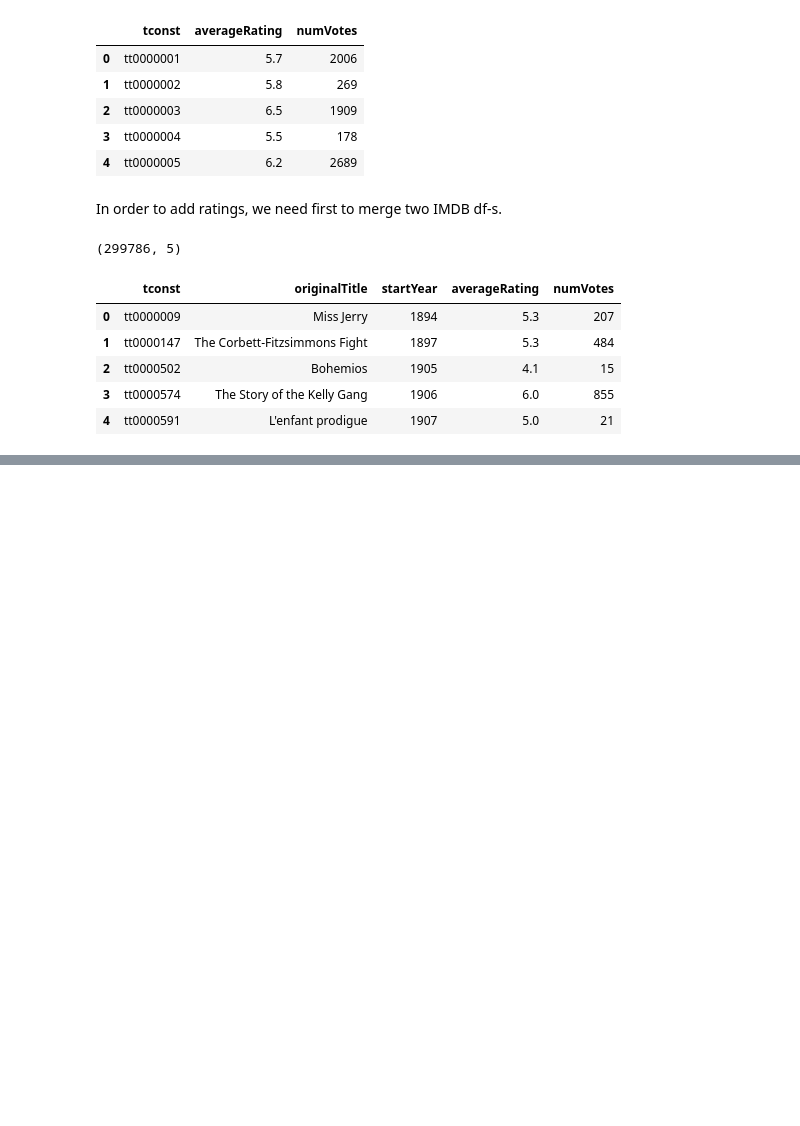
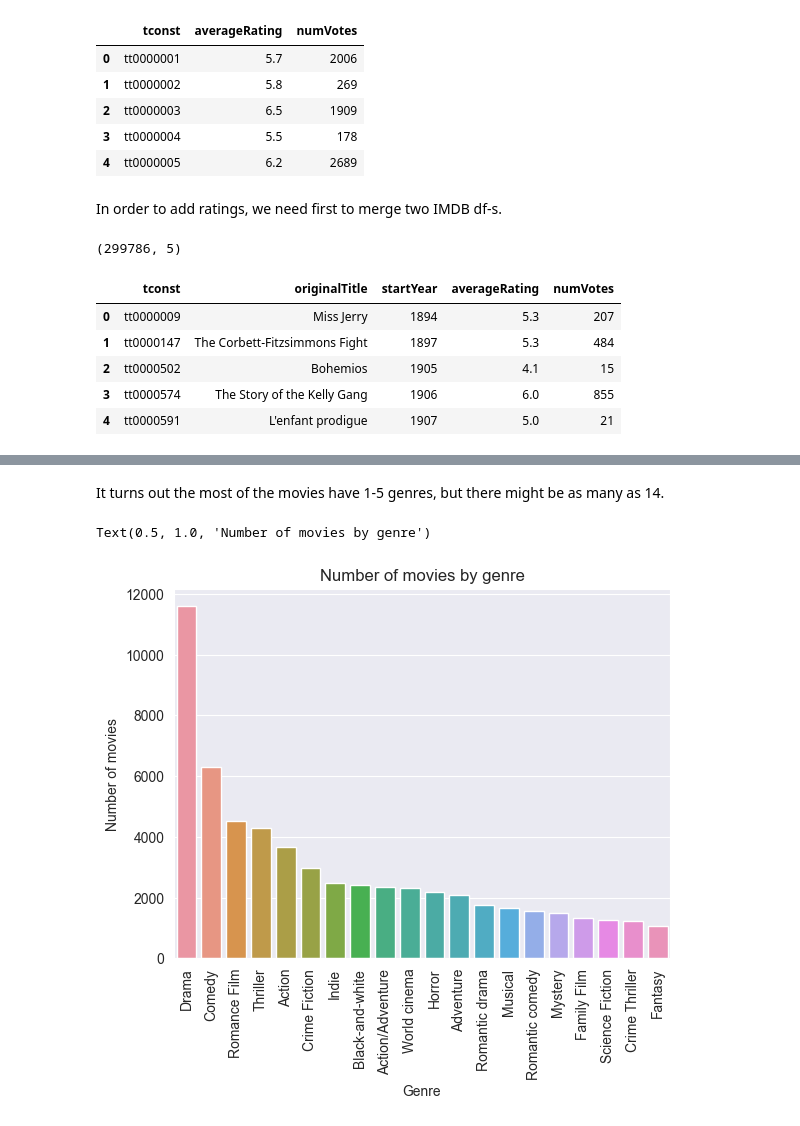
Before and after one commit to epfl-ada/ada-2023-project-adaroundtheworld2023, a Jupyter notebook: notebooks/preprocess.ipynb, the cells around one changed output, grey strips where cells are left out. Cells and saved outputs as stored; diff of their text form; code cells hidden in the pictures; blank space fills up the shorter version.

```diff
--- a/notebooks/preprocess.ipynb
+++ b/notebooks/preprocess.ipynb
@@ -307,0 +334,18 @@ Text(0.5, 1.0, 'IMDb Rating by Genre')
+# %% [markdown]
+It turns out the most of the movies have 1-5 genres, but there might be as many as 14.
+# %%
+# let's see what are the most popular genres
+count_min = 1000
+genre_count = final_df.genres.explode().value_counts()
+popular_genres = genre_count[genre_count > count_min]
+
+# plot the count of each genre
+sns.barplot(x=popular_genres.index, y=popular_genres.values)
+
+plt.xticks(rotation=90)
+plt.xlabel('Genre')
+plt.ylabel('Number of movies')
+plt.title('Number of movies by genre')
+# %% [output]
+Text(0.5, 1.0, 'Number of movies by genre')
+[figure, added]
```
Also changed, not shown: parts of 52 cells of this notebook.
